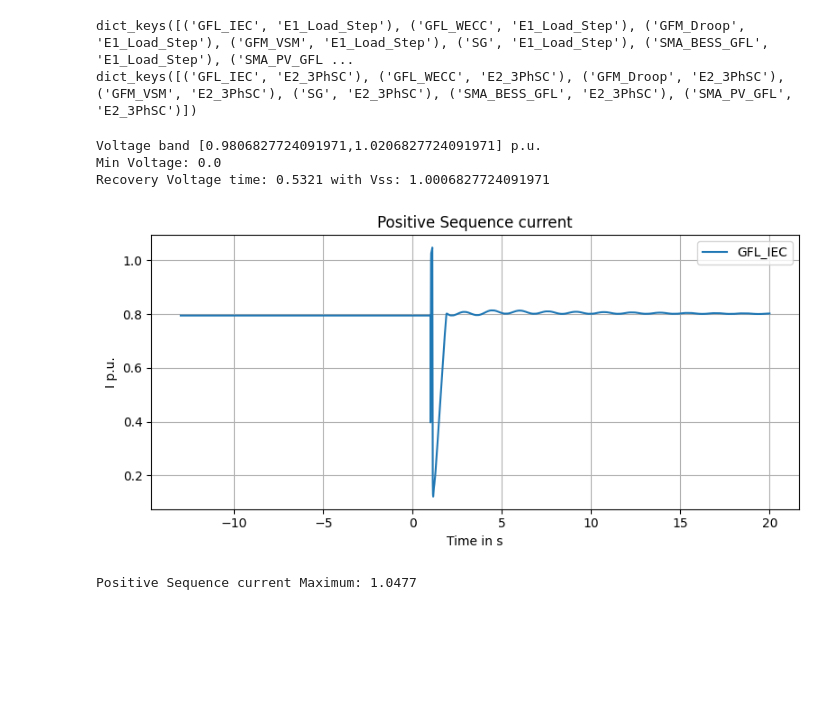
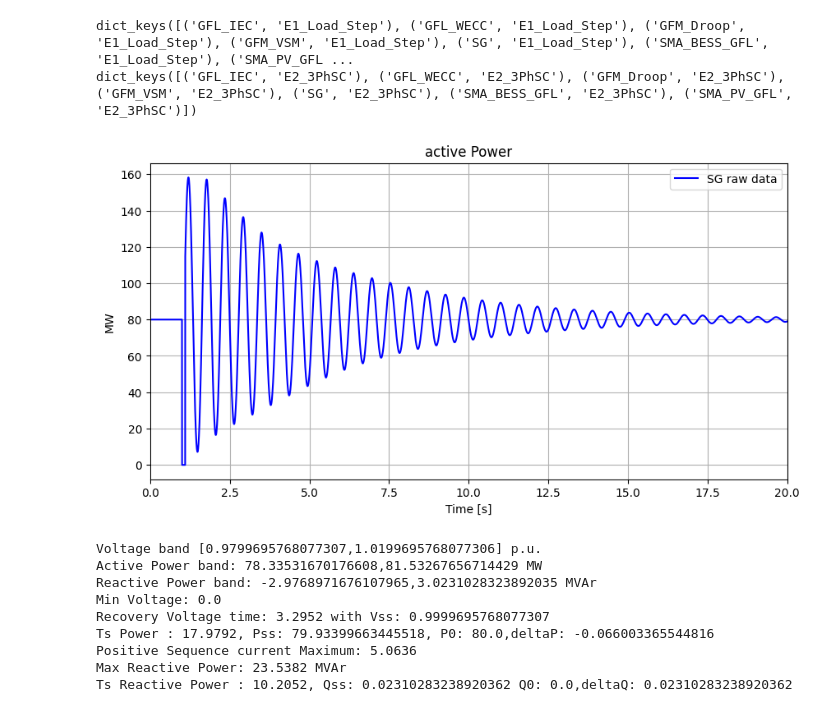
Before and after one commit to marioataveraleon/Thesis, a Jupyter notebook: Scripts/kpis.ipynb, the cells around one changed output. Drawn from its saved outputs; the diff is of its cells as text; code cells hidden in the pictures; blank space fills up the shorter version.

```diff
--- a/Scripts/kpis.ipynb
+++ b/Scripts/kpis.ipynb
@@ -659,36 +765,51 @@ print(three_ph_scs.keys())
 dict_keys([('GFL_IEC', 'E1_Load_Step'), ('GFL_WECC', 'E1_Load_Step'), ('GFM_Droop', 'E1_Load_Step'), ('GFM_VSM', 'E1_Load_Step'), ('SG', 'E1_Load_Step'), ('SMA_BESS_GFL', 'E1_Load_Step'), ('SMA_PV_GFL ...
 dict_keys([('GFL_IEC', 'E2_3PhSC'), ('GFL_WECC', 'E2_3PhSC'), ('GFM_Droop', 'E2_3PhSC'), ('GFM_VSM', 'E2_3PhSC'), ('SG', 'E2_3PhSC'), ('SMA_BESS_GFL', 'E2_3PhSC'), ('SMA_PV_GFL', 'E2_3PhSC')])
 # %%
-tech = "GFL_IEC"
+tech = "SG"
 three_phsc = three_ph_scs[(tech,"E2_3PhSC")]
 SMA_100 = to_10Hz_reporting_rate(three_phsc)
 three_phsc_100 = to_10Hz_reporting_rate(three_phsc)
 t1 = get_series(three_phsc,colmap,"t")
-V1 = get_series(three_phsc,colmap,"V")
+V1 = get_series(three_phsc,colmap,"P")
 t2 = get_series(three_phsc_100,colmap,"t")
 V2 = get_series(three_phsc_100,colmap,"V")
-# plt.figure(figsize=(10,5))
-# plt.plot(t1,V1,color = "blue", label = tech + " raw data")
-# #plt.plot(t2, V2, color='red', label=tech + " 100ms sample")
-# plt.xlim(0,20)
-# plt.ylim(0,1.2)
-# plt.xlabel("Time [s]")
-# plt.title("Voltage")
-# plt.ylabel("V")
-# plt.legend()
-# plt.grid(True)
-# plt.show()
+plt.figure(figsize=(10,5))
+plt.plot(t1,V1,color = "blue", label = tech + " raw data")
+#plt.plot(t2, V2, color='red', label=tech + " 100ms sample")
+plt.xlim(0,20)
+#plt.ylim(0,82)
+plt.xlabel("Time [s]")
+plt.title("active Power")
+plt.ylabel("MW")
+plt.legend()
+plt.grid(True)
+plt.show()
 
 v_min = kpi_Vmin_fault(three_phsc,colmap)
-Ts,Vss= kpi_V_recovery_time(three_phsc,colmap,1.1,0.98,0,2,20)
+Ts,Vss= kpi_V_recovery_time(three_phsc,colmap,1.1,0.98,2,20)
+
+ipos = kpi_Ipos_max(three_phsc,colmap)
+deltaP,P0,Tsp,Pss = kpi_P_recovery_time(three_phsc,colmap,
+                             t_clear = 1.1,t_end = 20,tail_s=3,ripple= 0.1,stat="mean",
+                             band = 0.02,drift=0.2)
+Qmax = kpi_Q_max(three_phsc,colmap)
+
+deltaQ,Q0,Qss,Tsq = kpi_Q_recovery_time(three_phsc,colmap,t_clear=1.1,t_end=20,
+                              tail_s=3,ripple=1,drift=0.2,stat="mean",band=3)
 print(f"Min Voltage: {v_min}")
 print(f"Recovery Voltage time: {Ts} with Vss: {Vss}")
-plot_signal_from_df(three_phsc,colmap,"t","Ipos","Positive Sequence current","I p.u.",tech)
-ipos = kpi_Ipos_max(three_phsc,colmap)
+print(f"Ts Power : {Tsp}, Pss: {Pss}, P0: {P0},deltaP: {deltaP}")
 print(f"Positive Sequence current Maximum: {ipos}")
+print(f"Max Reactive Power: {Qmax} MVAr")
+print(f"Ts Reactive Power : {Tsq}, Qss: {Qss} Q0: {Q0},deltaQ: {deltaQ}")
 # %% [output]
+[figure, new version]
-Voltage band [0.9806827724091971,1.0206827724091971] p.u.
+Voltage band [0.9799695768077307,1.0199695768077306] p.u.
+Active Power band: 78.33531670176608,81.53267656714429 MW
+Reactive Power band: -2.9768971676107965,3.0231028323892035 MVAr
 Min Voltage: 0.0
-Recovery Voltage time: 0.5321 with Vss: 1.0006827724091971
+Recovery Voltage time: 3.2952 with Vss: 0.9999695768077307
+Ts Power : 17.9792, Pss: 79.93399663445518, P0: 80.0,deltaP: -0.066003365544816
+Positive Sequence current Maximum: 5.0636
+Max Reactive Power: 23.5382 MVAr
+Ts Reactive Power : 10.2052, Qss: 0.02310283238920362 Q0: 0.0,deltaQ: 0.02310283238920362
-[figure, old version]
-Positive Sequence current Maximum: 1.0477
```
Also changed, not shown: parts of 19 cells of this notebook.
